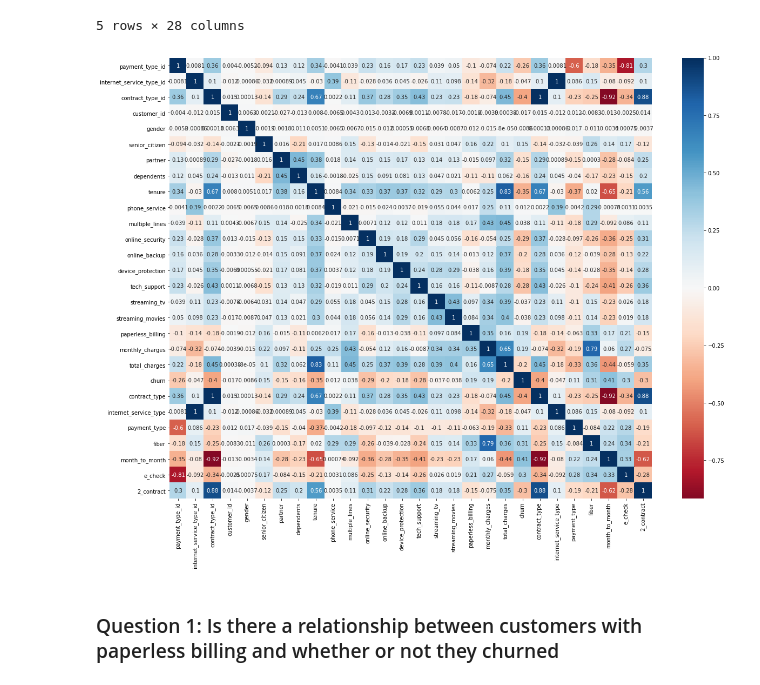
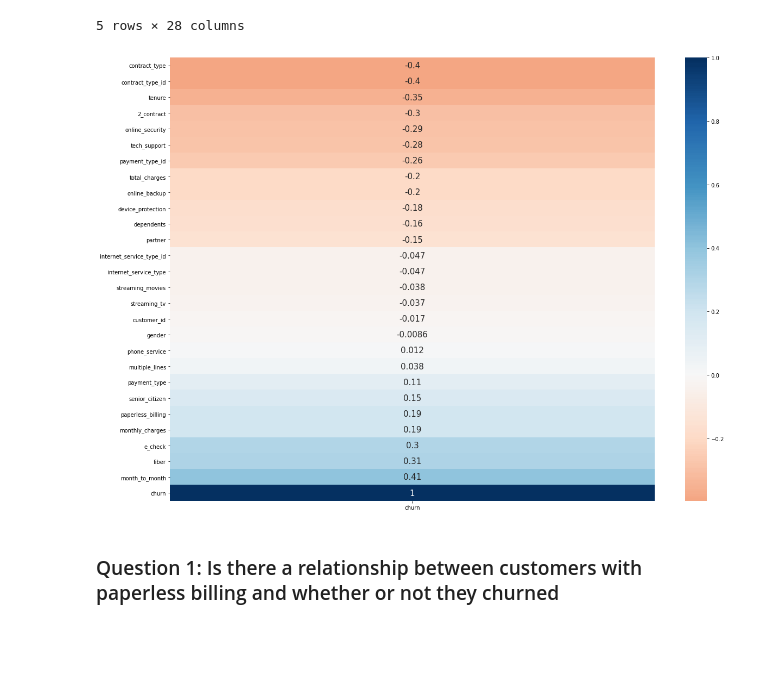
Before and after one commit to ForrestMccrosky/Classification_Project, a Jupyter notebook: final_class_project.ipynb, the cells around one changed output. Saved outputs shown, nothing was run; the diff lists cells and outputs as text; code cells hidden in the pictures; blank space fills up the shorter version.

Commit message:
fixing heatmap to be one column heatmap cleaner visual

```diff
--- a/final_class_project.ipynb
+++ b/final_class_project.ipynb
@@ -201,10 +201,10 @@ telco_num.head()
 5 rows × 28 columns
 # %%
 plt.figure(figsize = (20,15))  ##making a heap map to look at correlations with churn for the train data set
-sns.heatmap(telco_df.corr(), cmap ='RdBu', center = 0, annot = True)
+sns.heatmap(telco_df.corr()[['churn']].sort_values(by='churn'), cmap ='RdBu', center = 0, annot = True, annot_kws={"size": 15})
 plt.show()                    ## helping me choose which features to use in my model
 # %% [output]
-[figure, old version]
+[figure, new version]
 # %% [markdown]
 ### Question 1: Is there a relationship between customers with paperless billing and whether or not they churned
 # %%
```
Also changed, not shown: parts of 3 cells of this notebook.
